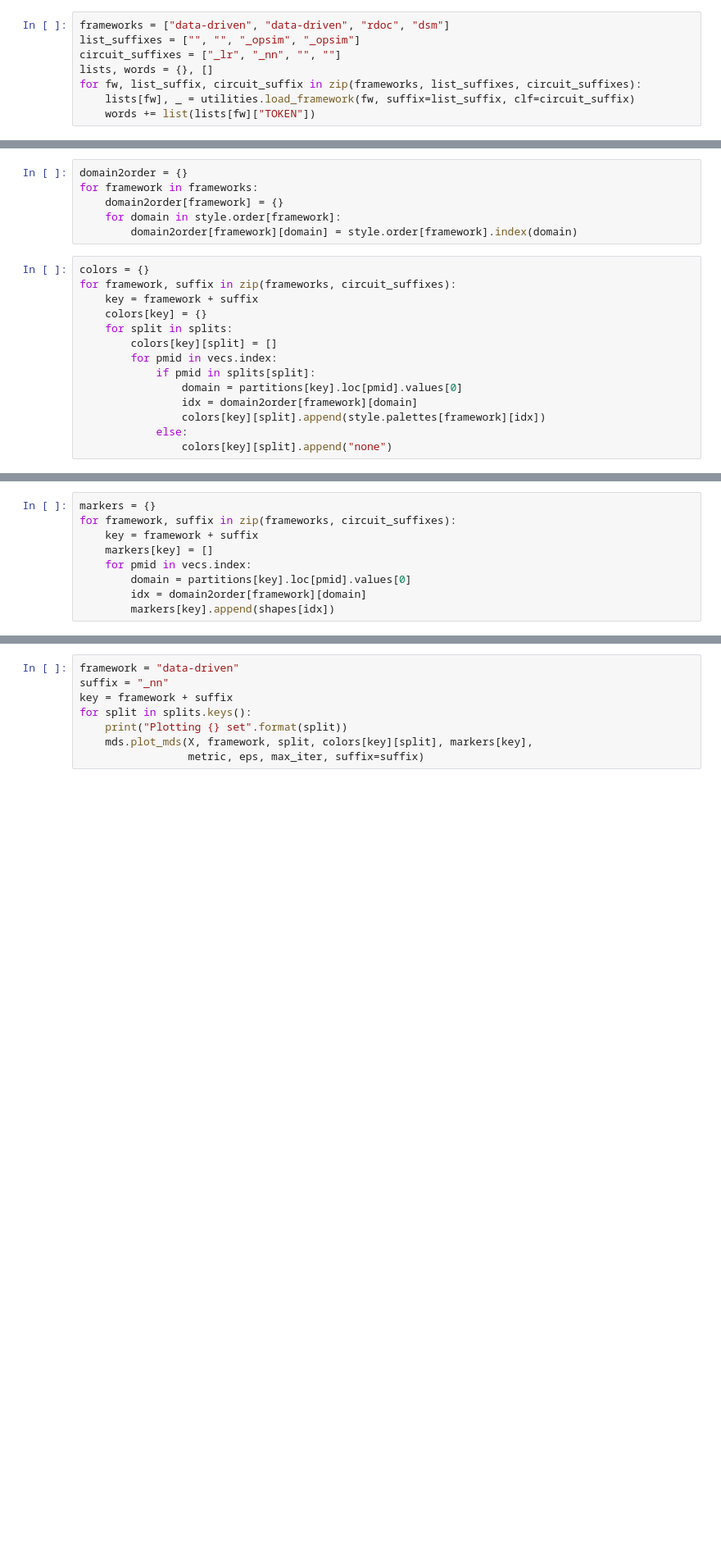
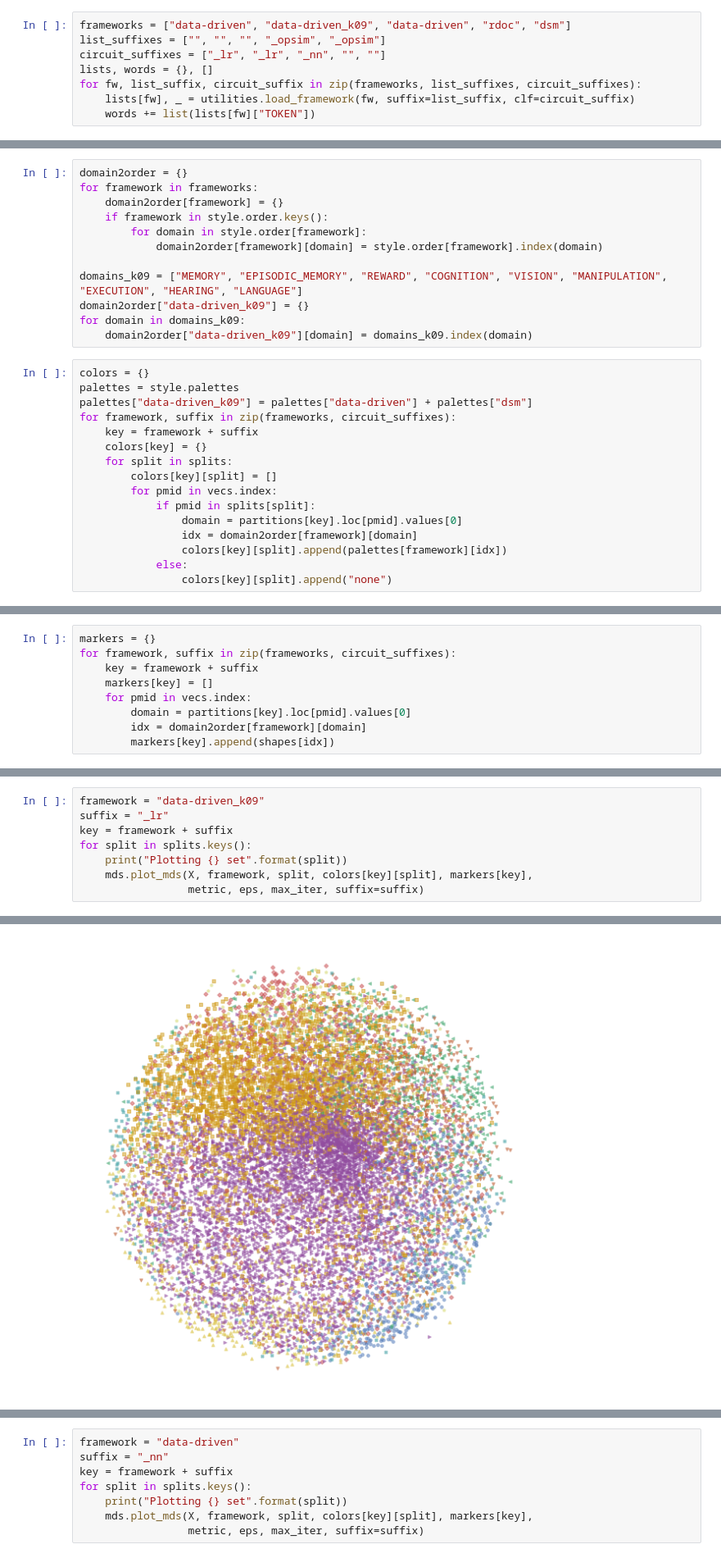
Before and after one commit to ehbeam/neuro-knowledge-engine, a Jupyter notebook: mds/mds.ipynb, the cells around one changed output, grey strips where cells are left out. Shown at 82% size. Saved outputs shown, nothing was run; the diff lists cells and outputs as text; blank space fills up the shorter version.

Commit message:
Added data-driven framework with 9 domains

```diff
--- a/mds/mds.ipynb
+++ b/mds/mds.ipynb
@@ -20,9 +20,9 @@ Document N=18155, Structure N=118
 # %% [markdown]
 ## Term occurrences
 # %%
-frameworks = ["data-driven", "data-driven", "rdoc", "dsm"]
-list_suffixes = ["", "", "_opsim", "_opsim"]
-circuit_suffixes = ["_lr", "_nn", "", ""]
+frameworks = ["data-driven", "data-driven_k09", "data-driven", "rdoc", "dsm"]
+list_suffixes = ["", "", "", "_opsim", "_opsim"]
+circuit_suffixes = ["_lr", "_lr", "_nn", "", ""]
 lists, words = {}, []
 for fw, list_suffix, circuit_suffix in zip(frameworks, list_suffixes, circuit_suffixes):
     lists[fw], _ = utilities.load_framework(fw, suffix=list_suffix, clf=circuit_suffix)
@@ -114,10 +114,18 @@ import matplotlib.pyplot as plt
 domain2order = {}
 for framework in frameworks:
     domain2order[framework] = {}
-    for domain in style.order[framework]:
-        domain2order[framework][domain] = style.order[framework].index(domain)
+    if framework in style.order.keys():
+        for domain in style.order[framework]:
+            domain2order[framework][domain] = style.order[framework].index(domain)
+
+domains_k09 = ["MEMORY", "EPISODIC_MEMORY", "REWARD", "COGNITION", "VISION", "MANIPULATION", "EXECUTION", "HEARING", "LANGUAGE"]
+domain2order["data-driven_k09"] = {}
+for domain in domains_k09:
+    domain2order["data-driven_k09"][domain] = domains_k09.index(domain)
 # %%
 colors = {}
+palettes = style.palettes
+palettes["data-driven_k09"] = palettes["data-driven"] + palettes["dsm"]
 for framework, suffix in zip(frameworks, circuit_suffixes):
     key = framework + suffix
     colors[key] = {}
@@ -127,7 +135,7 @@ for framework, suffix in zip(frameworks, circuit_suffixes):
             if pmid in splits[split]:
                 domain = partitions[key].loc[pmid].values[0]
                 idx = domain2order[framework][domain]
-                colors[key][split].append(style.palettes[framework][idx])
+                colors[key][split].append(palettes[framework][idx])
             else:
                 colors[key][split].append("none")
 # %%
@@ -158,0 +171,9 @@ Plotting replication set
+# %%
+framework = "data-driven_k09"
+suffix = "_lr"
+key = framework + suffix
+for split in splits.keys():
+    print("Plotting {} set".format(split))
+    mds.plot_mds(X, framework, split, colors[key][split], markers[key],
+                 metric, eps, max_iter, suffix=suffix)
+# %% [output]
@@ -158,0 +181 @@ Plotting replication set
+[figure, added]
```
Also changed, not shown: parts of 5 cells of this notebook.
